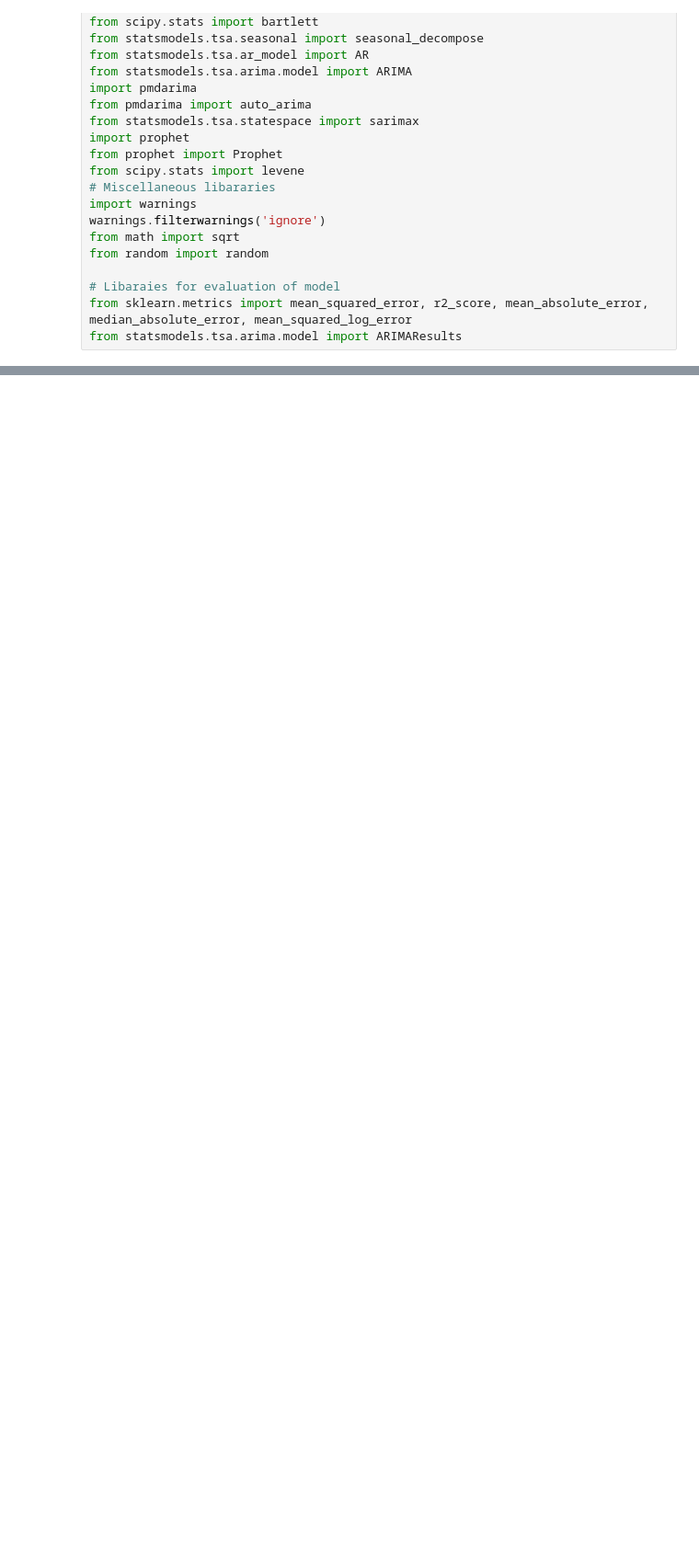
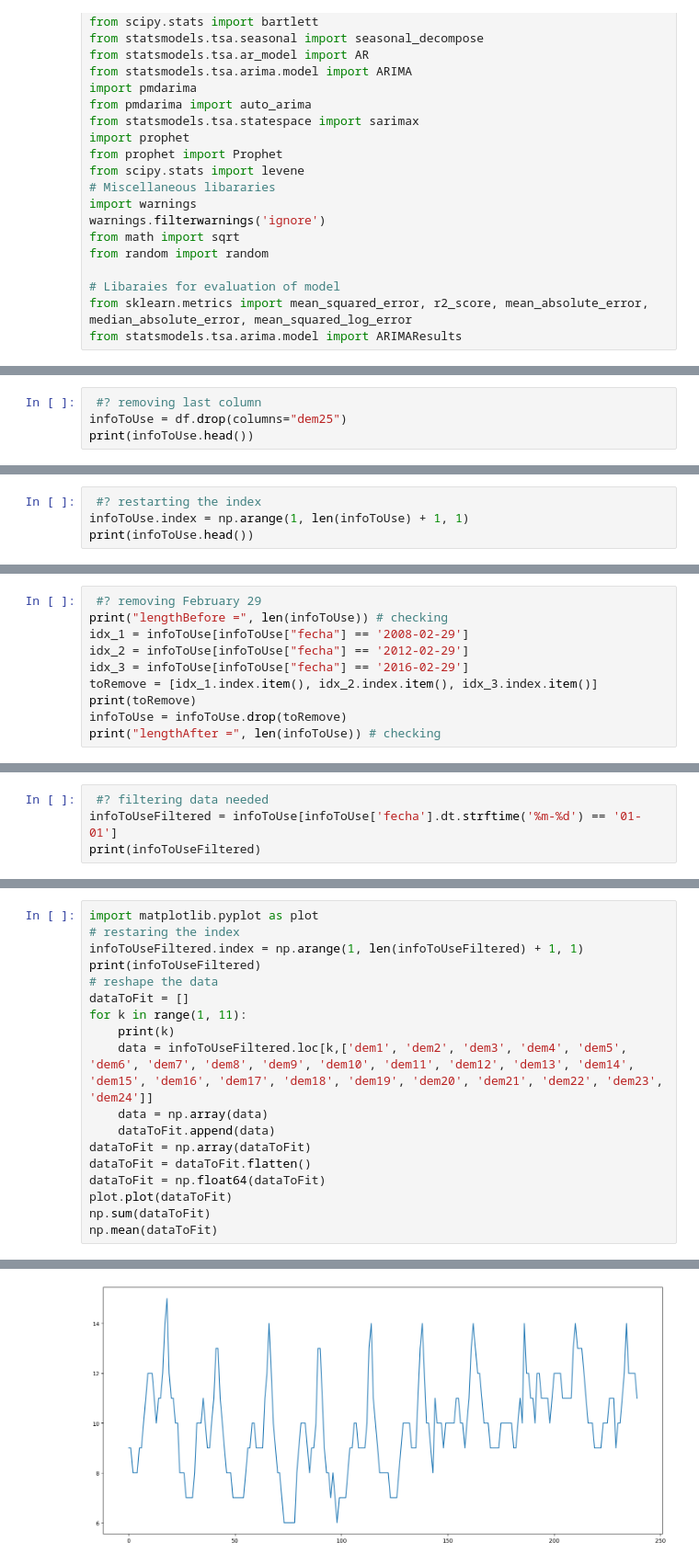
Before and after one commit to Millares95/Investigation_Code, a Jupyter notebook: ultimate_ARIMA_Forcast.ipynb, the cells around one changed output, grey strips where cells are left out. Shown: that part at 92% size. Cells and saved outputs as stored; diff of their text form; blank space fills up the shorter version.

```diff
--- a/ultimate_ARIMA_Forcast.ipynb
+++ b/ultimate_ARIMA_Forcast.ipynb
@@ -61,0 +86,4 @@ def import_data(x):
+# %%
+ #? removing last column
+infoToUse = df.drop(columns="dem25")
+print(infoToUse.head())
@@ -61,0 +106,4 @@ def import_data(x):
+# %%
+ #? restarting the index
+infoToUse.index = np.arange(1, len(infoToUse) + 1, 1)
+print(infoToUse.head())
@@ -61,0 +126,10 @@ def import_data(x):
+# %%
+ #? removing February 29
+print("lengthBefore =", len(infoToUse)) # checking
+idx_1 = infoToUse[infoToUse["fecha"] == '2008-02-29']
+idx_2 = infoToUse[infoToUse["fecha"] == '2012-02-29']
+idx_3 = infoToUse[infoToUse["fecha"] == '2016-02-29']
+toRemove = [idx_1.index.item(), idx_2.index.item(), idx_3.index.item()]
+print(toRemove)
+infoToUse = infoToUse.drop(toRemove)
+print("lengthAfter =", len(infoToUse)) # checking
@@ -61,0 +140,4 @@ def import_data(x):
+# %%
+ #? filtering data needed
+infoToUseFiltered = infoToUse[infoToUse['fecha'].dt.strftime('%m-%d') == '01-01']
+print(infoToUseFiltered)
@@ -61,0 +162,19 @@ def import_data(x):
+# %%
+import matplotlib.pyplot as plot
+# restaring the index
+infoToUseFiltered.index = np.arange(1, len(infoToUseFiltered) + 1, 1)
+print(infoToUseFiltered)
+# reshape the data
+dataToFit = []
+for k in range(1, 11):
+    print(k)
+    data = infoToUseFiltered.loc[k,['dem1', 'dem2', 'dem3', 'dem4', 'dem5', 'dem6', 'dem7', 'dem8', 'dem9', 'dem10', 'dem11', 'dem12', 'dem13', 'dem14', 'dem15', 'dem16', 'dem17', 'dem18', 'dem19', 'dem20', 'dem21', 'dem22', 'dem23', 'dem24']]
+    data = np.array(data)
+    dataToFit.append(data)
+dataToFit = np.array(dataToFit)
+dataToFit = dataToFit.flatten()
+dataToFit = np.float64(dataToFit)
+plot.plot(dataToFit)
+np.sum(dataToFit)
+np.mean(dataToFit)
+# %% [output]
@@ -61,0 +199 @@ def import_data(x):
+[figure, added]
```
Also changed, not shown: parts of 10 cells of this notebook, 1 other file.
